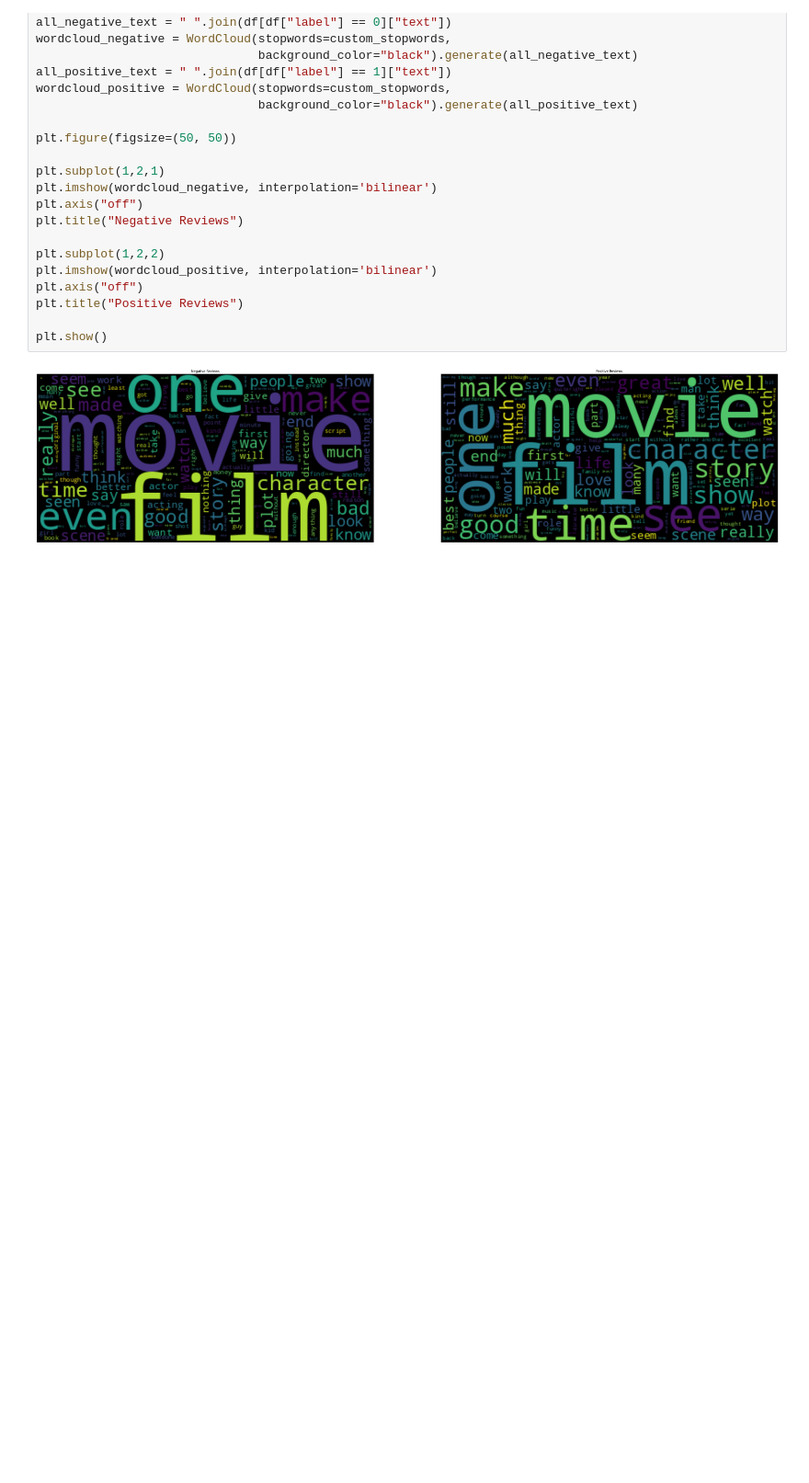
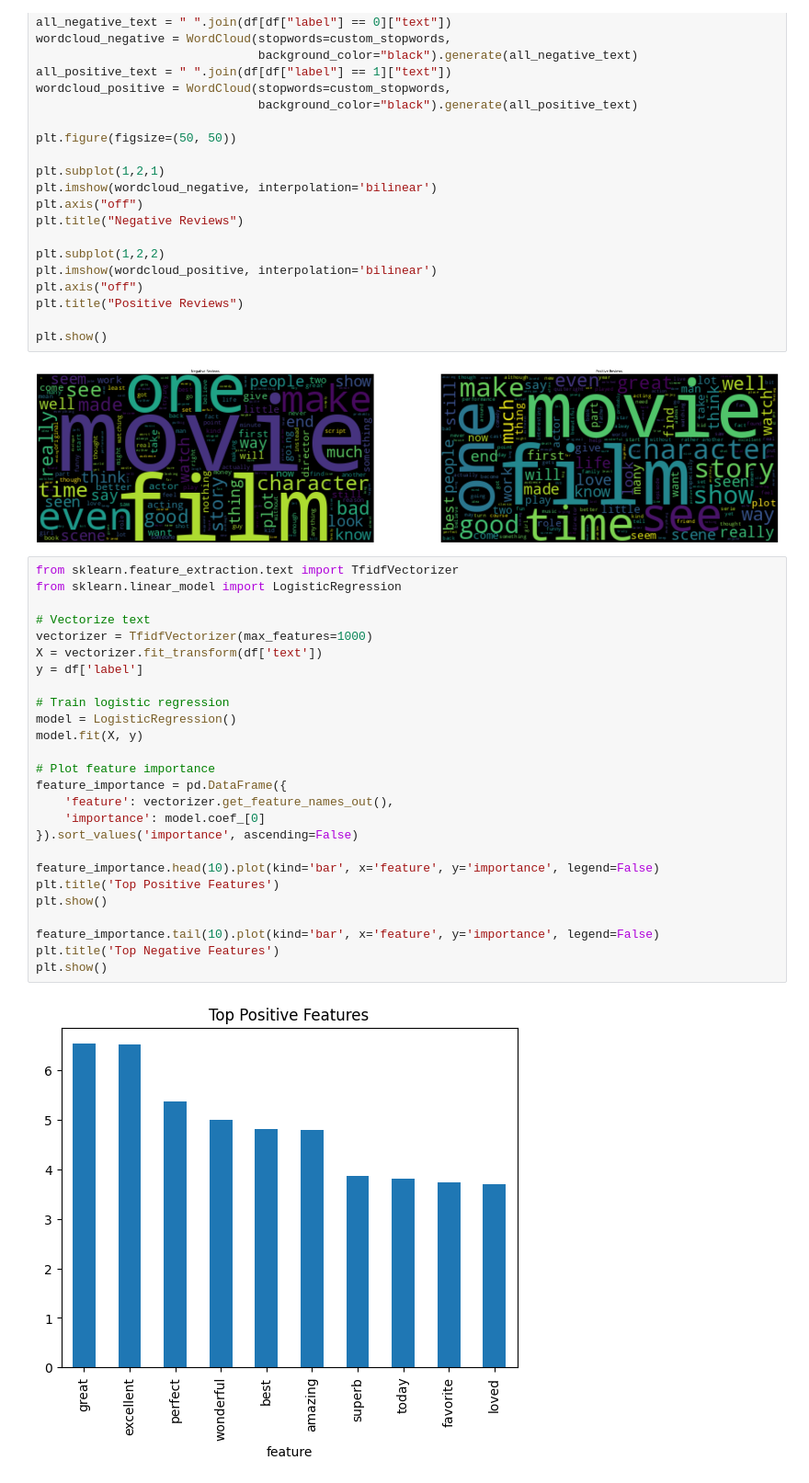
Before and after one commit to yasirfaizahmed/Text-Classification-models, a Jupyter notebook: data_analysis_imdb0.ipynb, the cells around one changed output. Shown at 92% size. Cells and saved outputs as stored; diff of their text form; blank space fills up the shorter version.

```diff
--- a/data_analysis_imdb0.ipynb
+++ b/data_analysis_imdb0.ipynb
@@ -105,3 +105,31 @@ plt.title("Positive Reviews")
 plt.show()
 # %% [output]
 [figure]
+# %%
+from sklearn.feature_extraction.text import TfidfVectorizer
+from sklearn.linear_model import LogisticRegression
+
+# Vectorize text
+vectorizer = TfidfVectorizer(max_features=1000)
+X = vectorizer.fit_transform(df['text'])
+y = df['label']
+
+# Train logistic regression
+model = LogisticRegression()
+model.fit(X, y)
+
+# Plot feature importance
+feature_importance = pd.DataFrame({
+    'feature': vectorizer.get_feature_names_out(),
+    'importance': model.coef_[0]
+}).sort_values('importance', ascending=False)
+
+feature_importance.head(10).plot(kind='bar', x='feature', y='importance', legend=False)
+plt.title('Top Positive Features')
+plt.show()
+
+feature_importance.tail(10).plot(kind='bar', x='feature', y='importance', legend=False)
+plt.title('Top Negative Features')
+plt.show()
+# %% [output]
+[figure, added]
```
Also changed, not shown: parts of 1 cell of this notebook.
